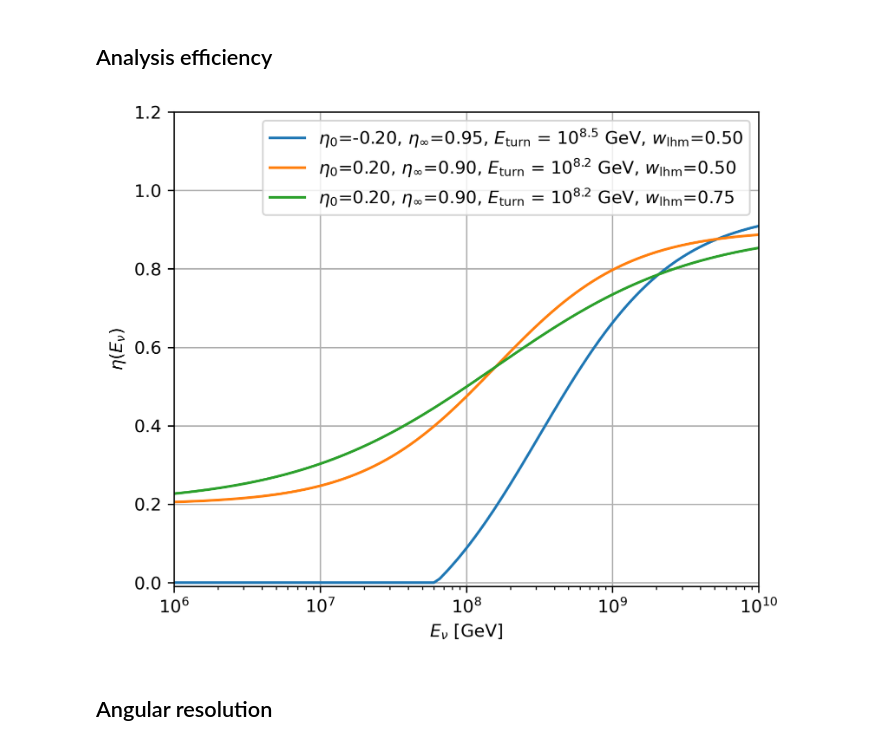
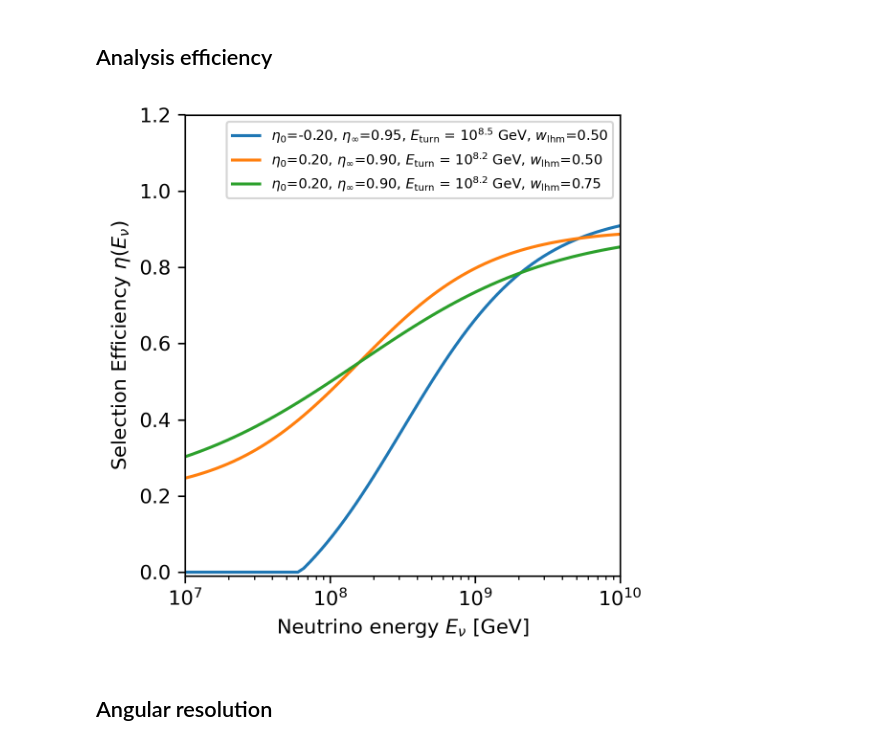
Before and after one commit to icecube/toise, a Jupyter notebook: notebooks/paper plots/radio_demo_plots.ipynb, the cells around one changed output. Cells and saved outputs as stored; diff of their text form; code cells hidden in the pictures.

Commit message:
update radio demo to make plots slightly more style compliant

```diff
--- a/notebooks/paper plots/radio_demo_plots.ipynb
+++ b/notebooks/paper plots/radio_demo_plots.ipynb
@@ -11,21 +11,32 @@ plt.rcParams["figure.figsize"] = (6,5)
 # %%
 energies = np.logspace(6,10,100)
 
+fig = plt.figure(figsize=(4, 4))
+ax = fig.subplots()
+
 par_sets = [[ -0.2, 0.95, 8.5, 0.5],[0.2, 0.9, 8.2, 0.5],[0.2, 0.9, 8.2, 0.75]]
+# par_sets = [[ -0.2, 0.95, 8.5, 0.5],[0.2, 0.9, 8.2, 0.75]]
 for eta0, etainf, logeturn, wlhm in par_sets:
-    plt.plot(energies, radio_response.bound_efficiency_sigmoid(energies, eta0, etainf, logeturn, wlhm),
+    ax.plot(energies, radio_response.bound_efficiency_sigmoid(energies, eta0, etainf, logeturn, wlhm),
          label=r"$\eta_0$=%.2f, $\eta_\infty$=%.2f, $E_\mathrm{turn}$ = $10^{%.1f}$ GeV, $w_\mathrm{lhm}$=%.2f" %(eta0, etainf, logeturn, wlhm))
 
-plt.semilogx()
-plt.legend()
-plt.grid()
-plt.xlabel(r"$E_\nu$ [GeV]")
-plt.ylabel(r"$\eta(E_\nu)$")
-plt.xlim(1e6,1e10)
-plt.ylim(-0.01,1.2)
-plt.savefig("radio_analysis_efficiency.pdf")
+ax.set_xscale('log')
+ax.set_xlabel(r"Neutrino energy $E_\nu$ [GeV]")
+ax.set_ylabel(r"Selection Efficiency $\eta(E_\nu)$")
+ax.set_xlim([1e7,1e10])
+ax.set_ylim([-0.01,1.2])
+# ax.legend(bbox_to_anchor=(-0.05, 1.3), loc='upper left', fontsize='small')
+
+ax.legend(loc='upper right', fontsize='x-small')
+
+# ax.legend()
+# ax.legend(bbox_to_anchor=(1.2, 1.3))
+# plt.tight_layout()
+# fig.subplots_adjust(left=0.1, top=1.1)
+fig.tight_layout()
+plt.savefig("radio_analysis_efficiency.pdf", bbox_inches='tight')
 # %% [output]
-[figure, old version]
+[figure, new version]
 # %% [markdown]
 ## Angular resolution
 # %%
```
Also changed, not shown: parts of 3 cells of this notebook.
